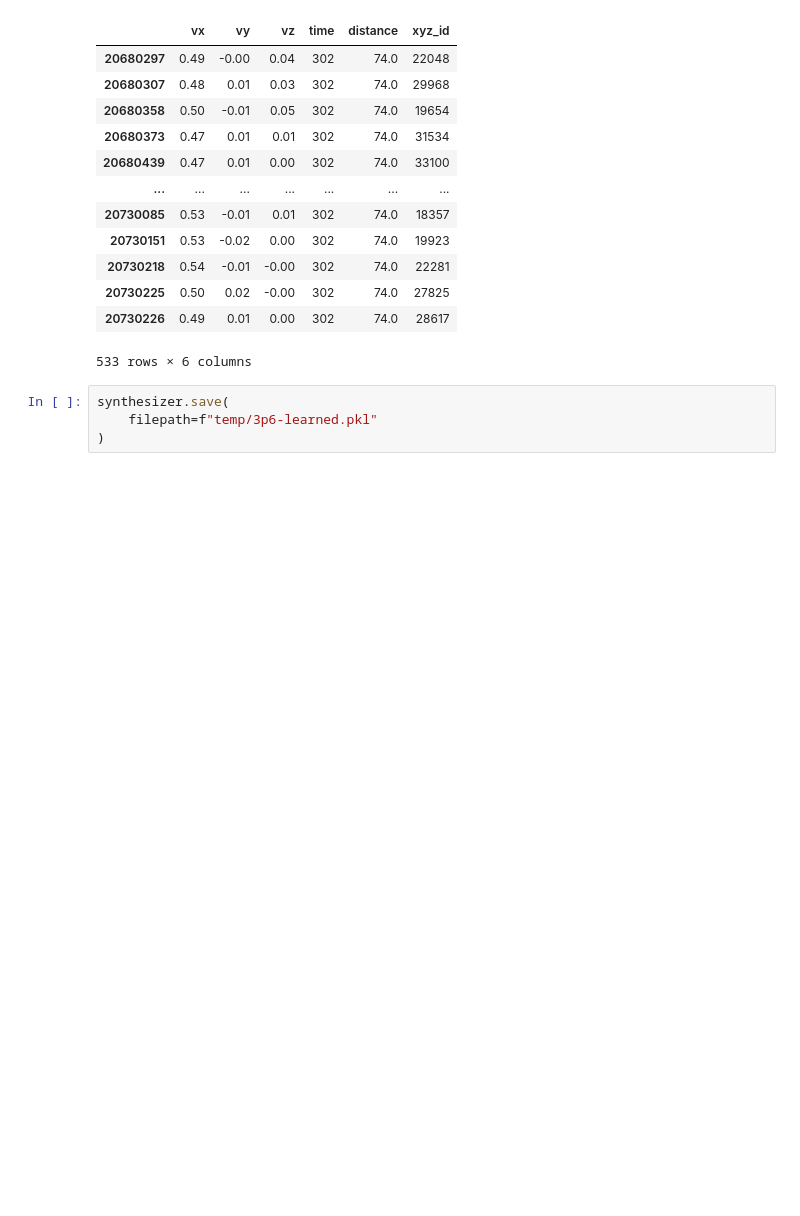
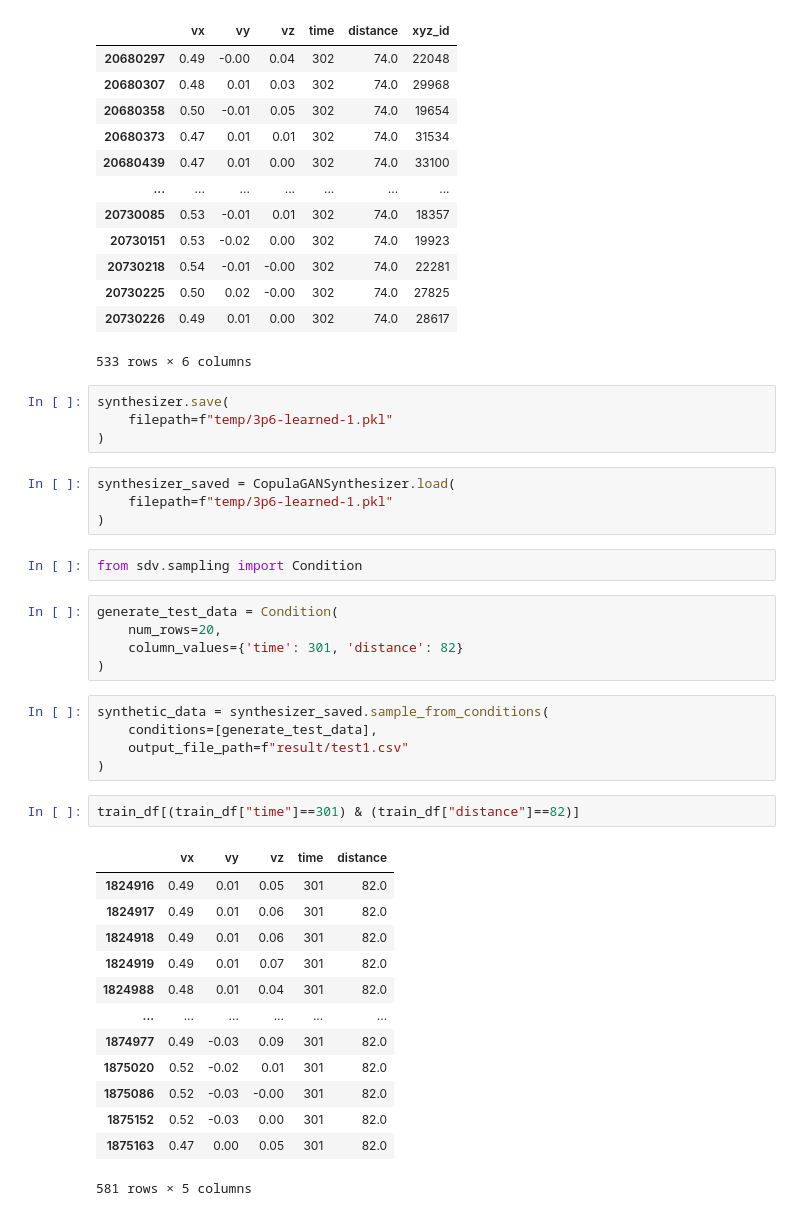
Before and after one commit to samfallahian/sdv-gan, a Jupyter notebook: cgan.ipynb, the cells around one changed output. Drawn from its saved outputs; the diff is of its cells as text; blank space fills up the shorter version.

Commit message:
feat: add trained model

```diff
--- a/cgan.ipynb
+++ b/cgan.ipynb
@@ -129,5 +143,37 @@ train_df[(train_df["time"]==302) & (train_df["distance"]==74)]
 533 rows × 6 columns
 # %%
 synthesizer.save(
-    filepath=f"temp/3p6-learned.pkl"
+    filepath=f"temp/3p6-learned-1.pkl"
 )
+# %%
+synthesizer_saved = CopulaGANSynthesizer.load(
+    filepath=f"temp/3p6-learned-1.pkl"
+)
+# %%
+from sdv.sampling import Condition
+# %%
+generate_test_data = Condition(
+    num_rows=20,
+    column_values={'time': 301, 'distance': 82}
+)
+# %%
+synthetic_data = synthesizer_saved.sample_from_conditions(
+    conditions=[generate_test_data],
+    output_file_path=f"result/test1.csv"
+)
+# %%
+train_df[(train_df["time"]==301) & (train_df["distance"]==82)]
+# %% [output]
+|  | vx | vy | vz | time | distance |
+| 1824916 | 0.49 | 0.01 | 0.05 | 301 | 82.0 |
+| 1824917 | 0.49 | 0.01 | 0.06 | 301 | 82.0 |
+| 1824918 | 0.49 | 0.01 | 0.06 | 301 | 82.0 |
+| 1824919 | 0.49 | 0.01 | 0.07 | 301 | 82.0 |
+| 1824988 | 0.48 | 0.01 | 0.04 | 301 | 82.0 |
+| ... | ... | ... | ... | ... | ... |
+| 1874977 | 0.49 | -0.03 | 0.09 | 301 | 82.0 |
+| 1875020 | 0.52 | -0.02 | 0.01 | 301 | 82.0 |
+| 1875086 | 0.52 | -0.03 | -0.00 | 301 | 82.0 |
+| 1875152 | 0.52 | -0.03 | 0.00 | 301 | 82.0 |
+| 1875163 | 0.47 | 0.00 | 0.05 | 301 | 82.0 |
+581 rows × 5 columns
```
Also changed, not shown: parts of 13 cells of this notebook, 3 other files.
